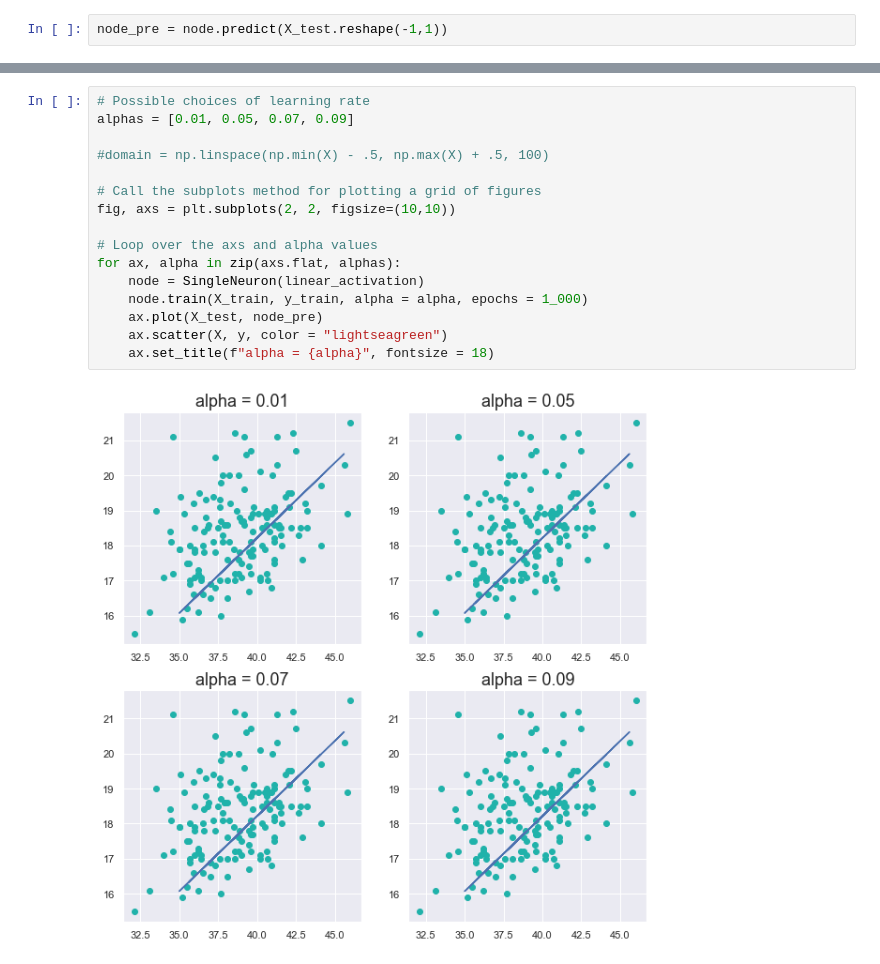
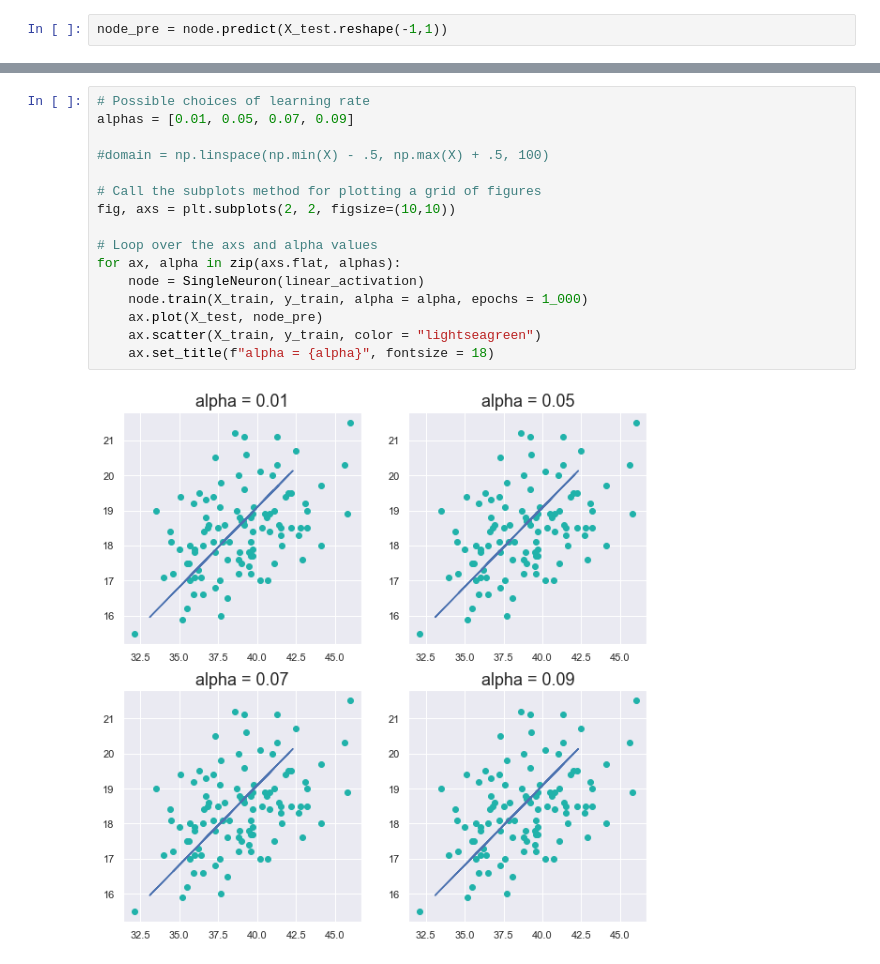
Before and after one commit to alinaali/Data_Science_and_Machine_Learning, a Jupyter notebook: Supervised Learning/Linear_Regression/Linear_Regression.ipynb, the cells around one changed output, grey strips where cells are left out. Cells and saved outputs as stored; diff of their text form.

```diff
--- a/Supervised Learning/Linear_Regression/Linear_Regression.ipynb
+++ b/Supervised Learning/Linear_Regression/Linear_Regression.ipynb
@@ -134,18 +182,18 @@ plt.show()
 # %%
 # Possible choices of learning rate
 alphas = [0.01, 0.05, 0.07, 0.09]
 
 #domain = np.linspace(np.min(X) - .5, np.max(X) + .5, 100)
 
 # Call the subplots method for plotting a grid of figures
 fig, axs = plt.subplots(2, 2, figsize=(10,10))
 
 # Loop over the axs and alpha values
 for ax, alpha in zip(axs.flat, alphas):
     node = SingleNeuron(linear_activation)
     node.train(X_train, y_train, alpha = alpha, epochs = 1_000)
     ax.plot(X_test, node_pre)
-    ax.scatter(X, y, color = "lightseagreen")
+    ax.scatter(X_train, y_train, color = "lightseagreen")
     ax.set_title(f"alpha = {alpha}", fontsize = 18)
 # %% [output]
-[figure, old version]
+[figure, new version]
```
Also changed, not shown: parts of 18 cells of this notebook.
